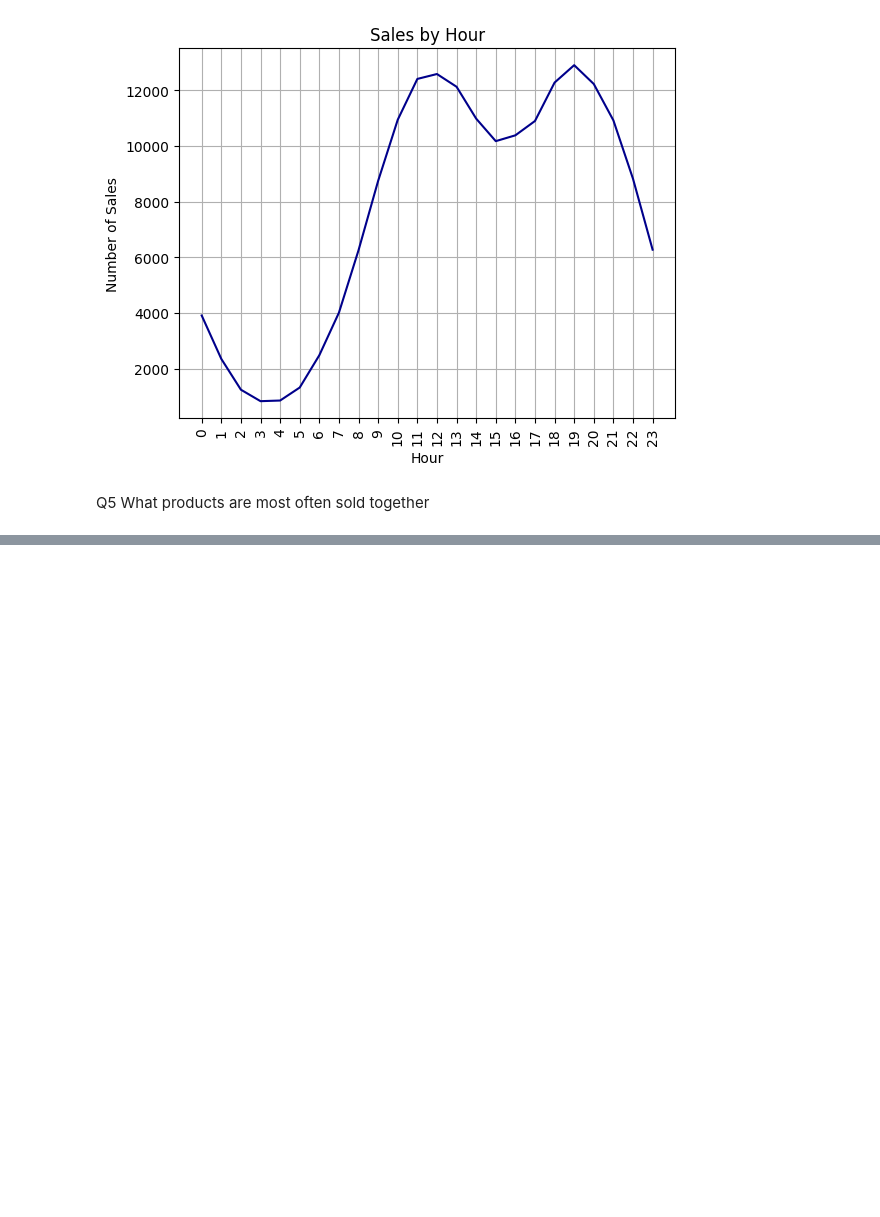
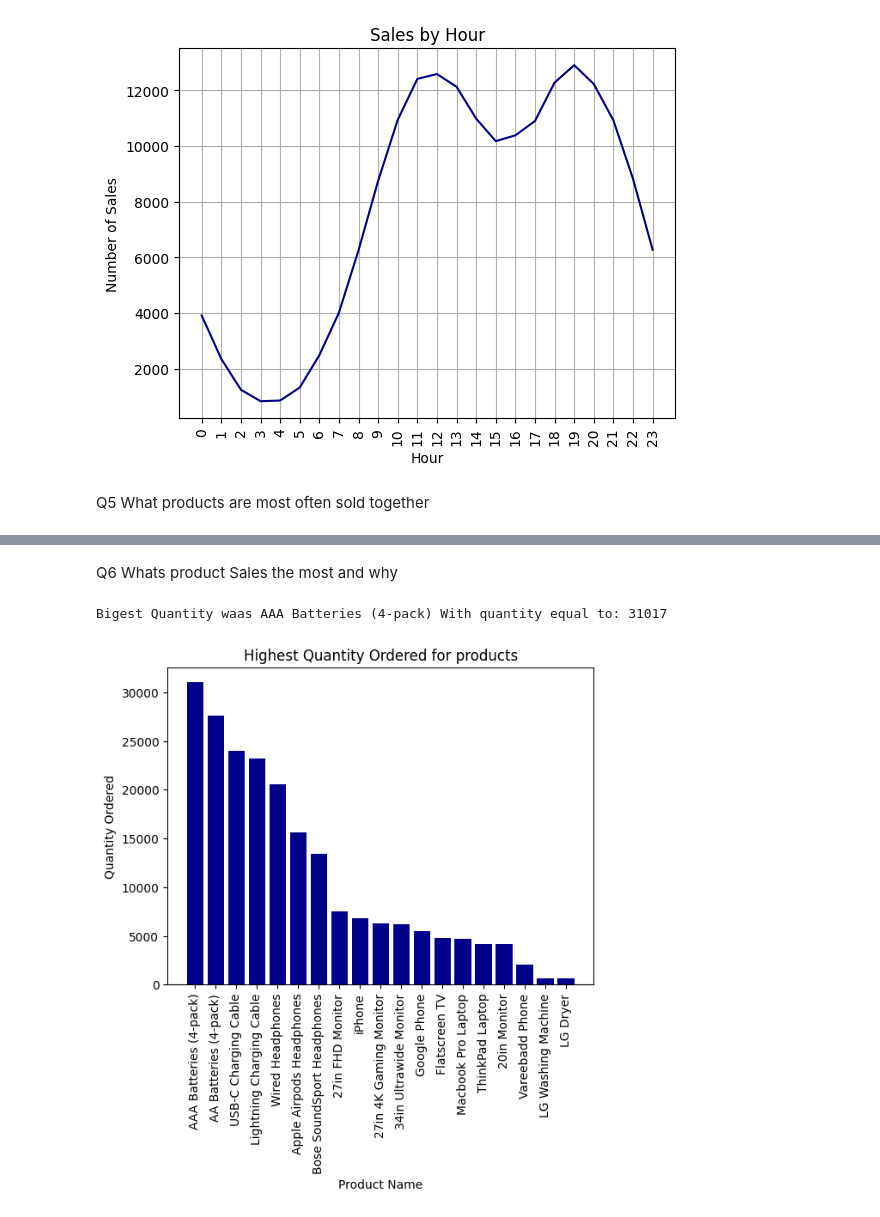
Before and after one commit to papito111/PYTHON_KURSY, a Jupyter notebook: python/Jupyter_nauka/Projekty/4_Projekt_Guided_Sales/Projekt_Sales_Guided.ipynb, the cells around one changed output, grey strips where cells are left out. Drawn from its saved outputs; the diff is of its cells as text; code cells hidden in the pictures; blank space fills up the shorter version.

Commit message:
poprawy do proj_Sales

```diff
--- a/python/Jupyter_nauka/Projekty/4_Projekt_Guided_Sales/Projekt_Sales_Guided.ipynb
+++ b/python/Jupyter_nauka/Projekty/4_Projekt_Guided_Sales/Projekt_Sales_Guided.ipynb
@@ -192,0 +211,17 @@ AttributeError: 'DataFrame' object has no attribute 'len'
+# %% [markdown]
+Q6 Whats product Sales the most and why
+# %%
+df = all_Months_Data.groupby('Product')['Quantity Ordered'].sum()
+Most_sales_Product = df.idxmax()
+Biggest_Quantity =df.max()
+print('Bigest Quantity waas', Most_sales_Product,'With quantity equal to:', Biggest_Quantity)
+sorted = df.sort_values(ascending = False)
+plt.bar(sorted.index,sorted, color = 'darkblue')
+plt.xticks(rotation = 90,fontsize = 10)
+plt.ylabel("Quantity Ordered")
+plt.xlabel('Product Name')
+plt.title('Highest Quantity Ordered for products')
+plt.show()
+# %% [output]
+Bigest Quantity waas AAA Batteries (4-pack) With quantity equal to: 31017
+[figure, added]
```
Also changed, not shown: parts of 3 cells of this notebook.
